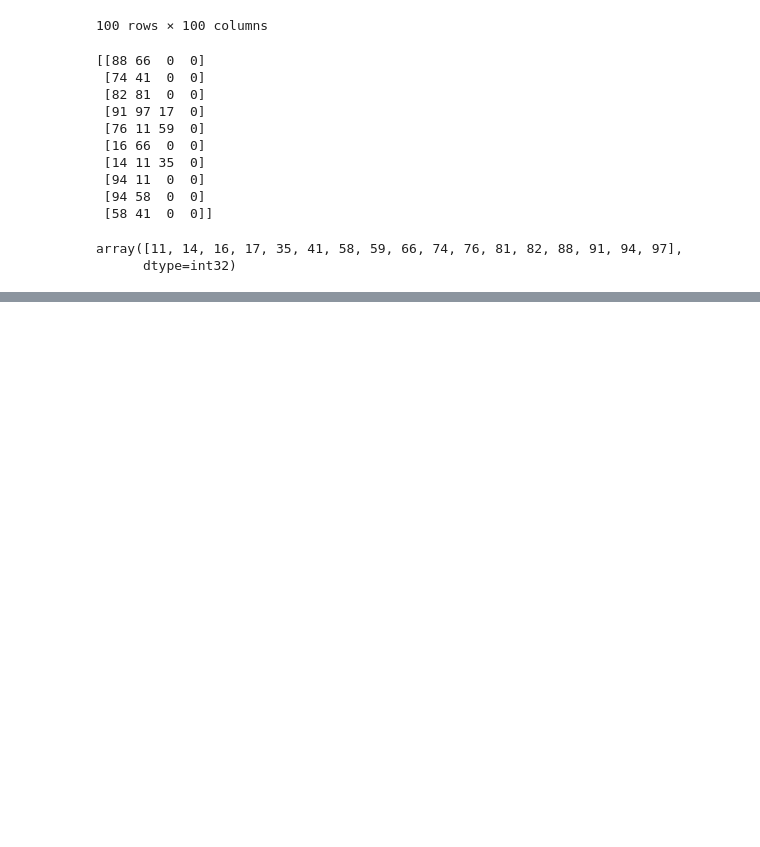
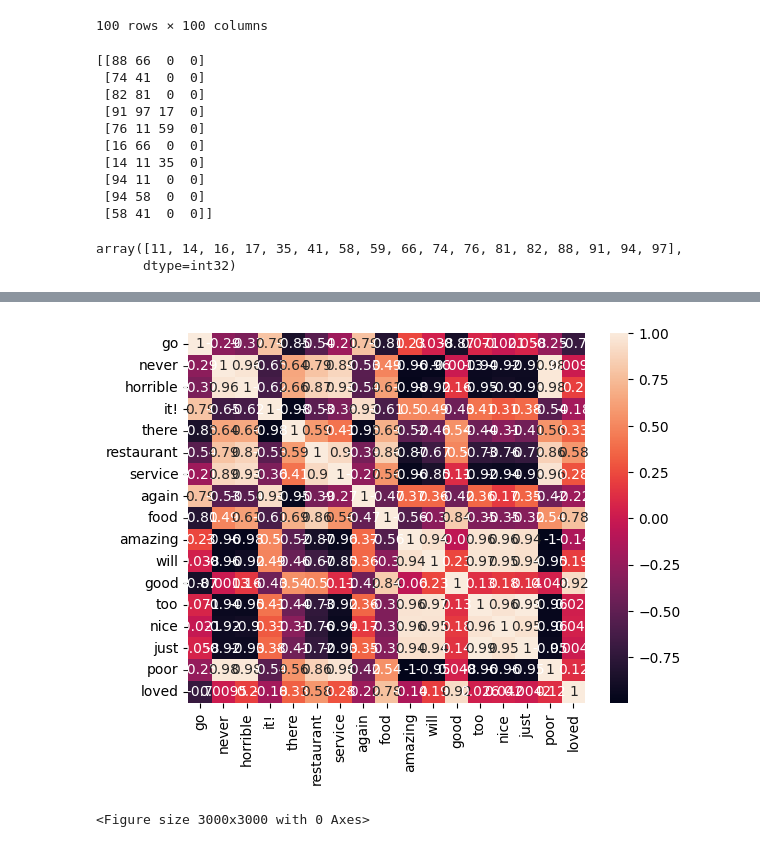
Before and after one commit to AnwHus007/NLP, a Jupyter notebook: Word_embedding.ipynb, the cells around one changed output, grey strips where cells are left out. Drawn from its saved outputs; the diff is of its cells as text; code cells hidden in the pictures; blank space fills up the shorter version.

```diff
--- a/Word_embedding.ipynb
+++ b/Word_embedding.ipynb
@@ -29,0 +46,11 @@ print(encoded_reviews)
+# %%
+encoded_word_counts = Counter()
+for encoded_review in encoded_reviews:
+  for word in encoded_review:
+    encoded_word_counts[word] += 1
+
+unique_encoded_words = list(encoded_word_counts.keys())
+unique_encoded_words_string = ' '.join(map(str, unique_encoded_words))
+unique_encoded_words_array = unique_encoded_words_string.split(' ')
+unique_encoded_words_array = [int(i) for i in unique_encoded_words_array]
+print(unique_encoded_words_array)
@@ -29,0 +59,3 @@ print(encoded_reviews)
+# %%
+mapping = dict(zip(unique_encoded_words_array, unique_words_array))
+print(mapping)
@@ -175,0 +198,5 @@ rslt.describe()
+# %%
+rslt.index = [mapping[i] for i in rslt.index]
+rslt.columns = [mapping[i] for i in rslt.columns]
+
+print(rslt)
@@ -175,0 +221,3 @@ rslt.describe()
+# %%
+correlation_matrix = rslt.corr()
+print(correlation_matrix)
@@ -175,0 +242,10 @@ rslt.describe()
+# %%
+import seaborn as sns
+import matplotlib.pyplot as plt
+
+sns.heatmap(correlation_matrix, annot=True)
+plt.figure(figsize=(30,30))
+plt.show()
+# %% [output]
+[figure, added]
+<Figure size 3000x3000 with 0 Axes>
```
Also changed, not shown: parts of 6 cells of this notebook.
